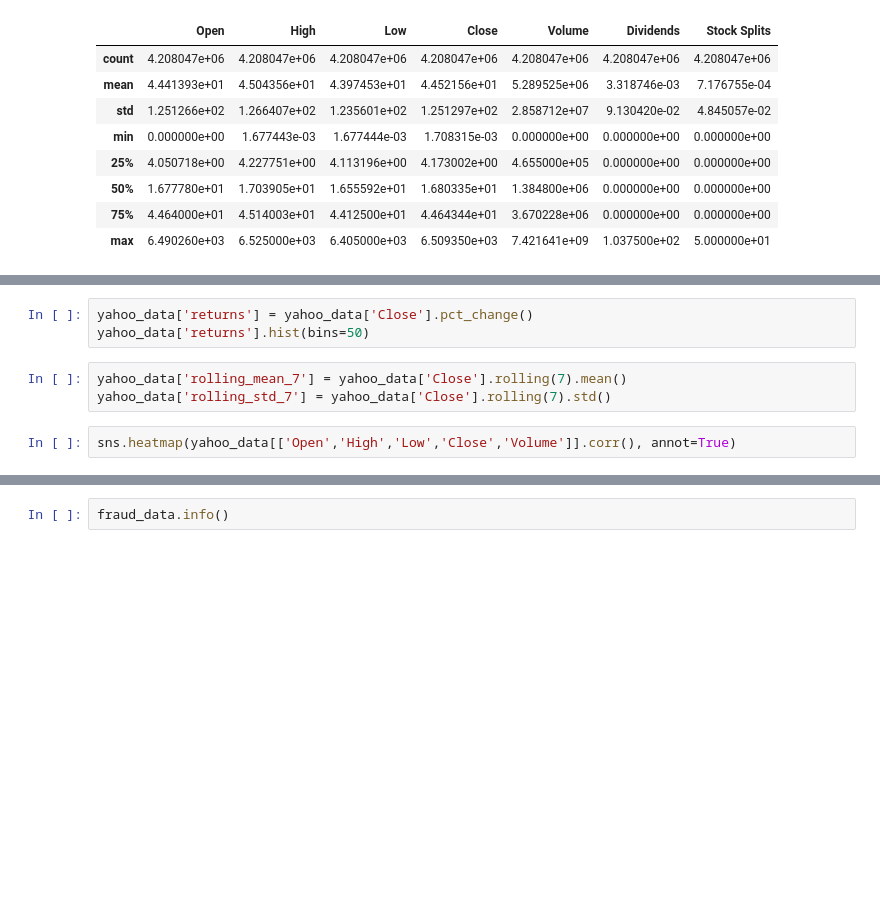
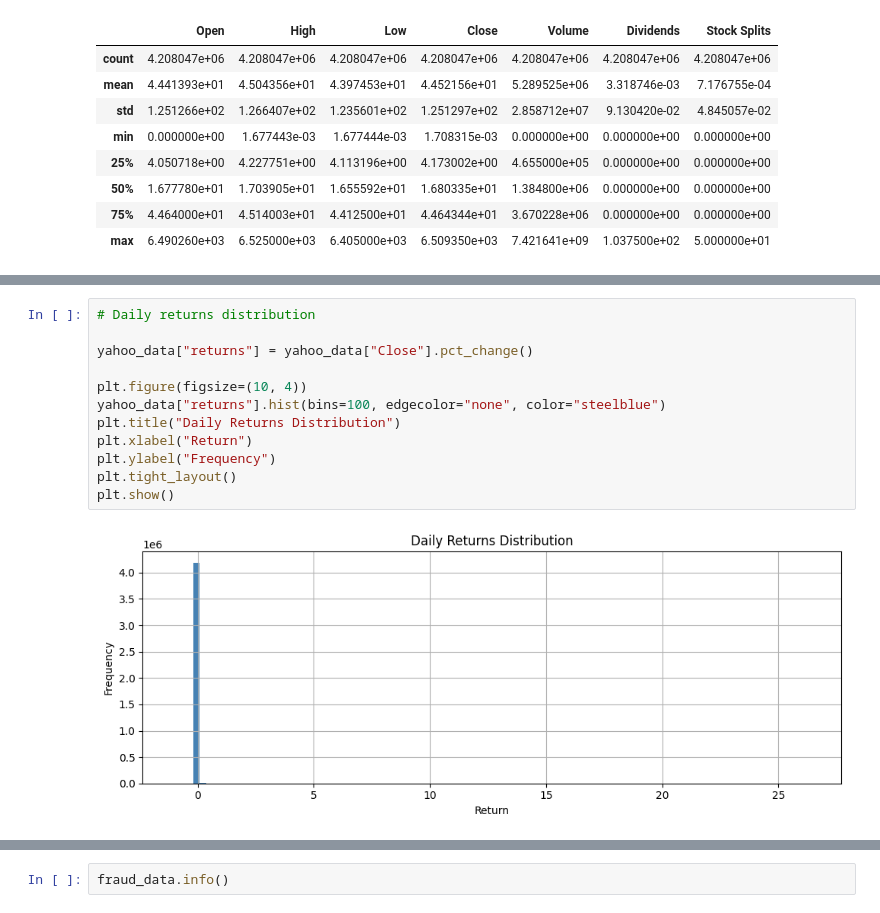
Before and after one commit to Mariam-Badr-MB/Finance-Intelligence-System, a Jupyter notebook: finance-intelligence-system.ipynb, the cells around one changed output, grey strips where cells are left out. Saved outputs shown, nothing was run; the diff lists cells and outputs as text; blank space fills up the shorter version.

```diff
--- a/finance-intelligence-system.ipynb
+++ b/finance-intelligence-system.ipynb
@@ -251,8 +260,14 @@ plt.show()
-# %%
-yahoo_data['returns'] = yahoo_data['Close'].pct_change()
-yahoo_data['returns'].hist(bins=50)
-# %%
-yahoo_data['rolling_mean_7'] = yahoo_data['Close'].rolling(7).mean()
-yahoo_data['rolling_std_7'] = yahoo_data['Close'].rolling(7).std()
-# %%
-sns.heatmap(yahoo_data[['Open','High','Low','Close','Volume']].corr(), annot=True)
+# %%
+# Daily returns distribution
+
+yahoo_data["returns"] = yahoo_data["Close"].pct_change()
+
+plt.figure(figsize=(10, 4))
+yahoo_data["returns"].hist(bins=100, edgecolor="none", color="steelblue")
+plt.title("Daily Returns Distribution")
+plt.xlabel("Return")
+plt.ylabel("Frequency")
+plt.tight_layout()
+plt.show()
+# %% [output]
+[figure, added]
```
Also changed, not shown: parts of 305 cells of this notebook.
